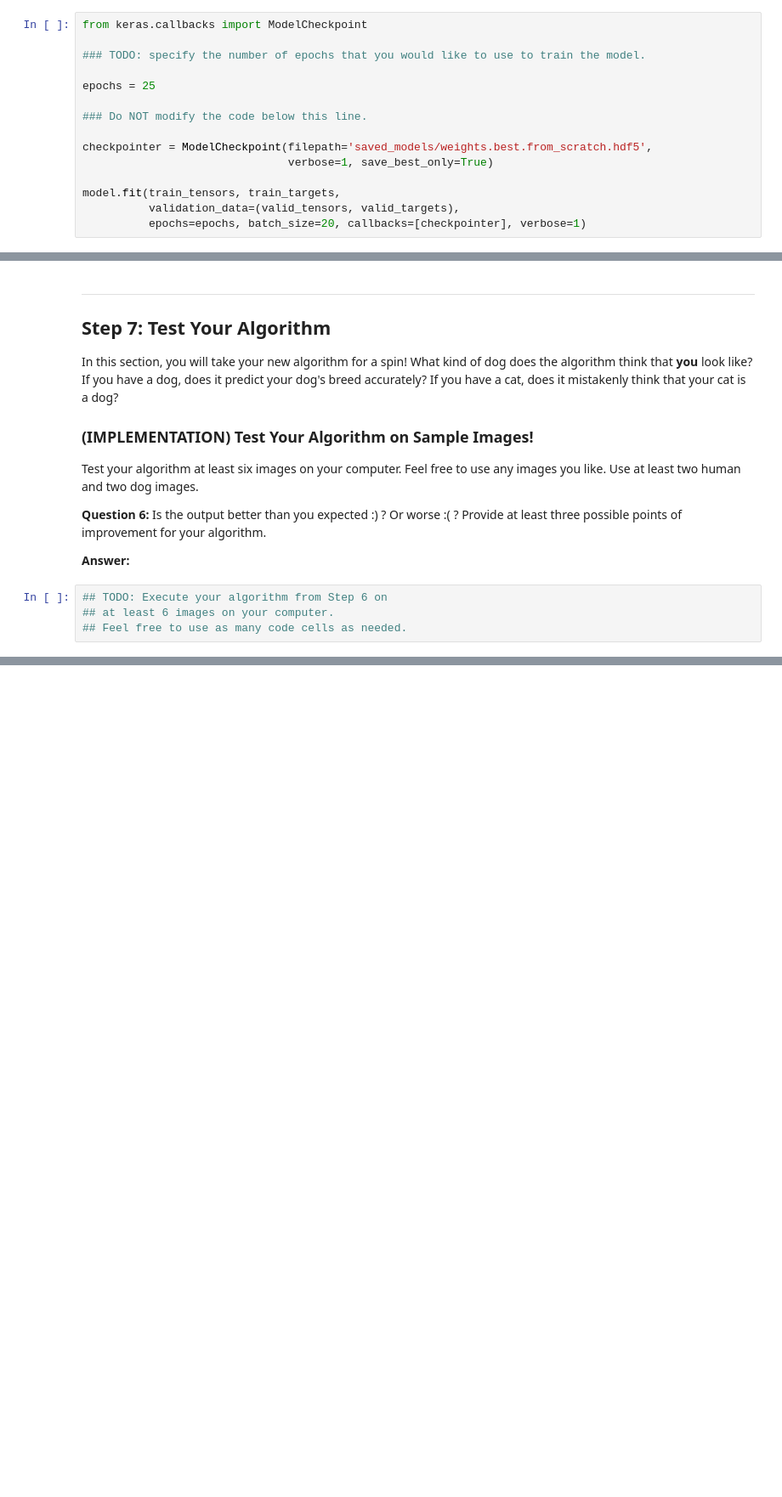
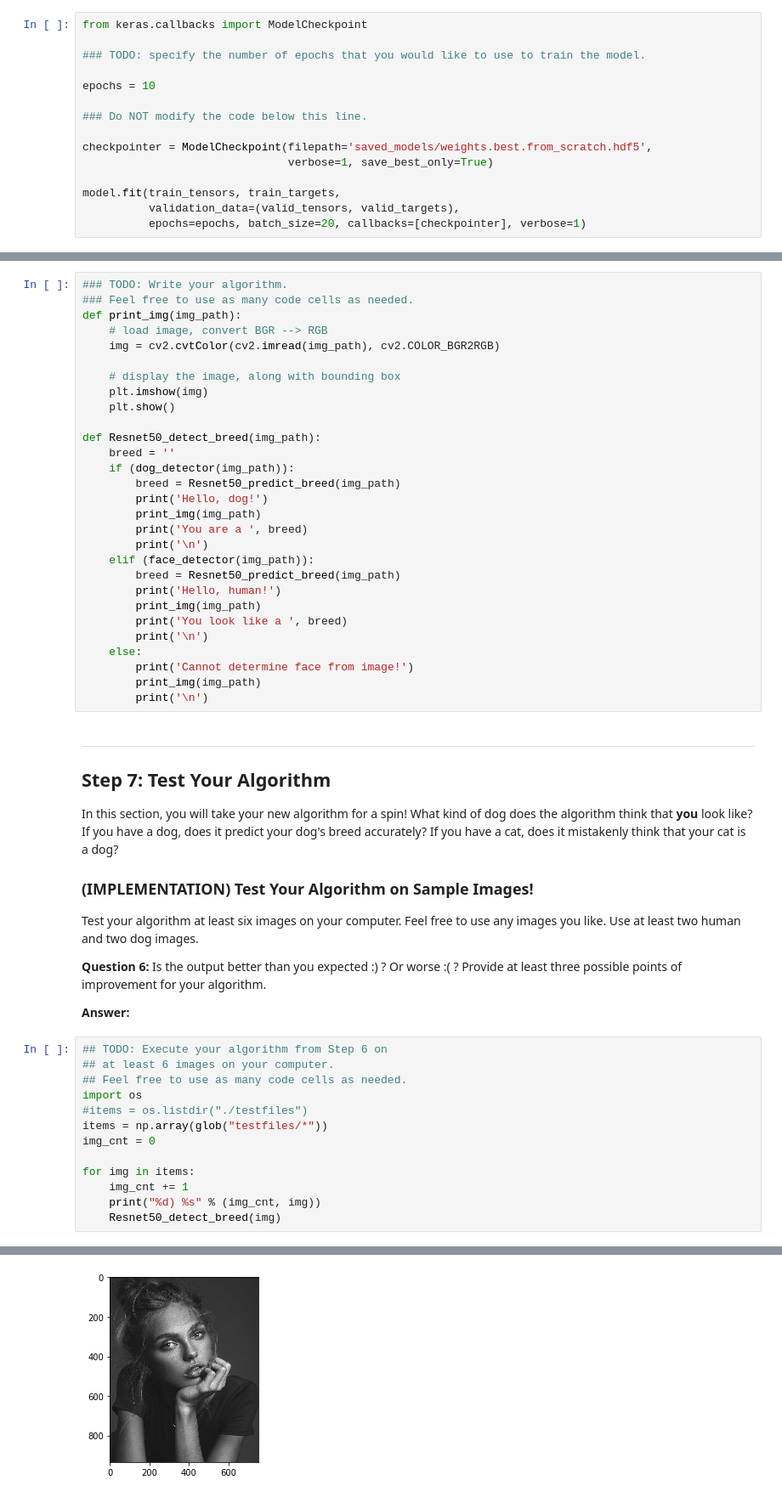
Before and after one commit to nilangparikh/dog-project, a Jupyter notebook: dog_app.ipynb, the cells around one changed output, grey strips where cells are left out. Shown at 85% size. Drawn from its saved outputs; the diff is of its cells as text; blank space fills up the shorter version.

Commit message:
Completed test for own algorithm and included testfiles folder.

```diff
--- a/dog_app.ipynb
+++ b/dog_app.ipynb
@@ -415,7 +413,7 @@ from keras.callbacks import ModelCheckpoint
 
 ### TODO: specify the number of epochs that you would like to use to train the model.
 
-epochs = 25
+epochs = 10
 
 ### Do NOT modify the code below this line.
 
@@ -766,3 +720,32 @@ def Resnet50_detect_breed(img_path):
+# %%
+### TODO: Write your algorithm.
+### Feel free to use as many code cells as needed.
+def print_img(img_path):
+    # load image, convert BGR --> RGB
+    img = cv2.cvtColor(cv2.imread(img_path), cv2.COLOR_BGR2RGB)
+
+    # display the image, along with bounding box
+    plt.imshow(img)
+    plt.show()
+
+def Resnet50_detect_breed(img_path):
+    breed = ''
+    if (dog_detector(img_path)):
+        breed = Resnet50_predict_breed(img_path)
+        print('Hello, dog!')
+        print_img(img_path)
+        print('You are a ', breed)
+        print('\n')
+    elif (face_detector(img_path)):
+        breed = Resnet50_predict_breed(img_path)
+        print('Hello, human!')
+        print_img(img_path)
+        print('You look like a ', breed)
+        print('\n')
+    else:
+        print('Cannot determine face from image!')
+        print_img(img_path)
+        print('\n')
 # %% [markdown]
 ---
 <a id='step7'></a>
@@ -781,3 +764,13 @@ __Answer:__
 ## TODO: Execute your algorithm from Step 6 on
 ## at least 6 images on your computer.
 ## Feel free to use as many code cells as needed.
+import os
+#items = os.listdir("./testfiles")
+items = np.array(glob("testfiles/*"))
+img_cnt = 0
+
+for img in items:
+    img_cnt += 1
+    print("%d) %s" % (img_cnt, img))
+    Resnet50_detect_breed(img)
+# %% [output]
@@ -783,0 +779 @@ __Answer:__
+[figure, added]
```
Also changed, not shown: parts of 15 cells of this notebook, 9 other files.
